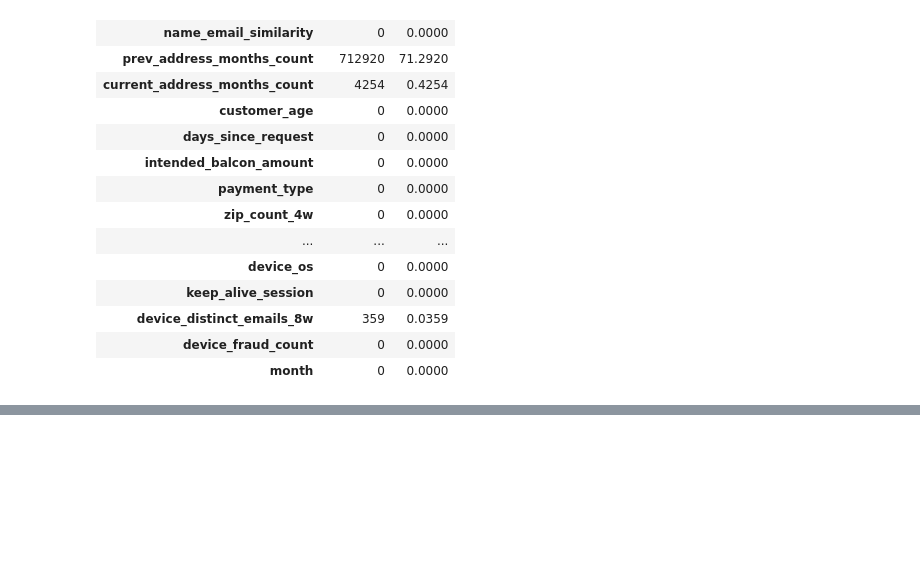
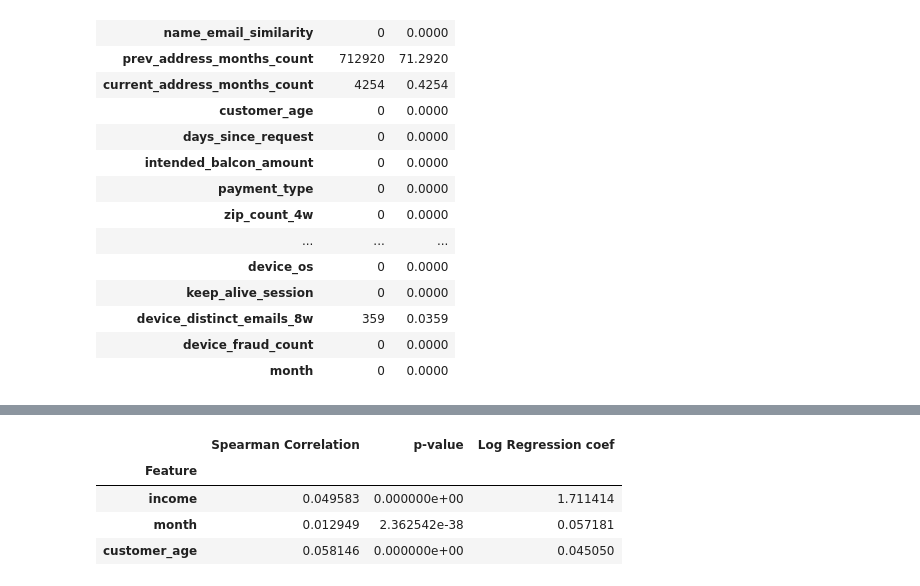
Before and after one commit to jonnywong288/bank-account-fraud, a Jupyter notebook: data_exploration.ipynb, the cells around one changed output, grey strips where cells are left out. Drawn from its saved outputs; the diff is of its cells as text; code cells hidden in the pictures; blank space fills up the shorter version.

```diff
--- a/data_exploration.ipynb
+++ b/data_exploration.ipynb
@@ -178,0 +254,43 @@ df_chi2_contingencies.sort_values('cramers v', ascending=False)
+# %%
+from scipy.stats import spearmanr
+from sklearn.linear_model import LogisticRegression
+with open('data_types.json') as f:
+   data = json.load(f)
+ordinals = data['ordinal']
+target = data['target']
+
+features = []
+correlations = []
+p_values = []
+log_reg_coefs = []
+
+for i in ordinals:
+   df = df_base[df_base[i] != -1] #remove missing values
+
+   # spearman correlation
+   correlation, p_value = spearmanr(df_base[i], df_base[target])
+
+   # logistic regression coefficient check
+   X = df_base[[i]]
+   y = df_base[target]
+   model = LogisticRegression()
+   model.fit(X, y)
+   log_reg_coef = model.coef_[0][0]
+
+   features.append(i)
+   correlations.append(correlation)
+   p_values.append(p_value)
+   log_reg_coefs.append(log_reg_coef)
+
+ordinal_variables_significance = pd.DataFrame({'Feature':features,
+                                      'Spearman Correlation':correlations,
+                                      'p-value': p_values,
+                                      'Log Regression coef': log_reg_coefs}).sort_values('Log Regression coef', ascending=False).set_index('Feature')
+# %%
+ordinal_variables_significance
+# %% [output]
+|  | Spearman Correlation | p-value | Log Regression coef |
+| Feature |  |  |  |
+| income | 0.049583 | 0.000000e+00 | 1.711414 |
+| month | 0.012949 | 2.362542e-38 | 0.057181 |
+| customer_age | 0.058146 | 0.000000e+00 | 0.045050 |
```
Also changed, not shown: parts of 7 cells of this notebook.
